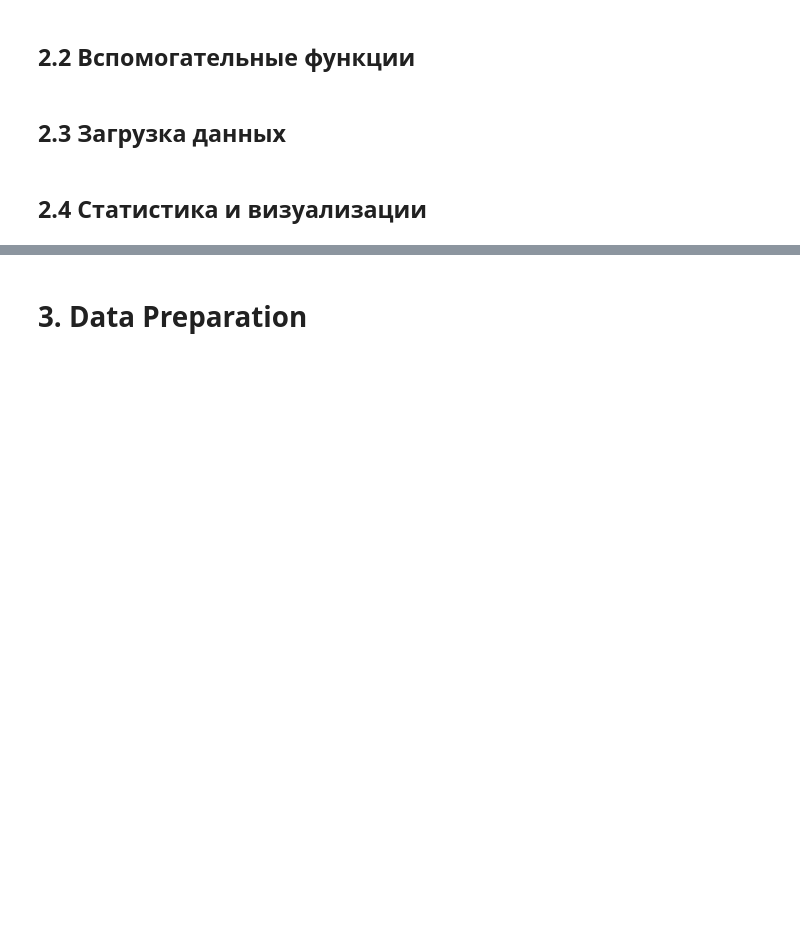
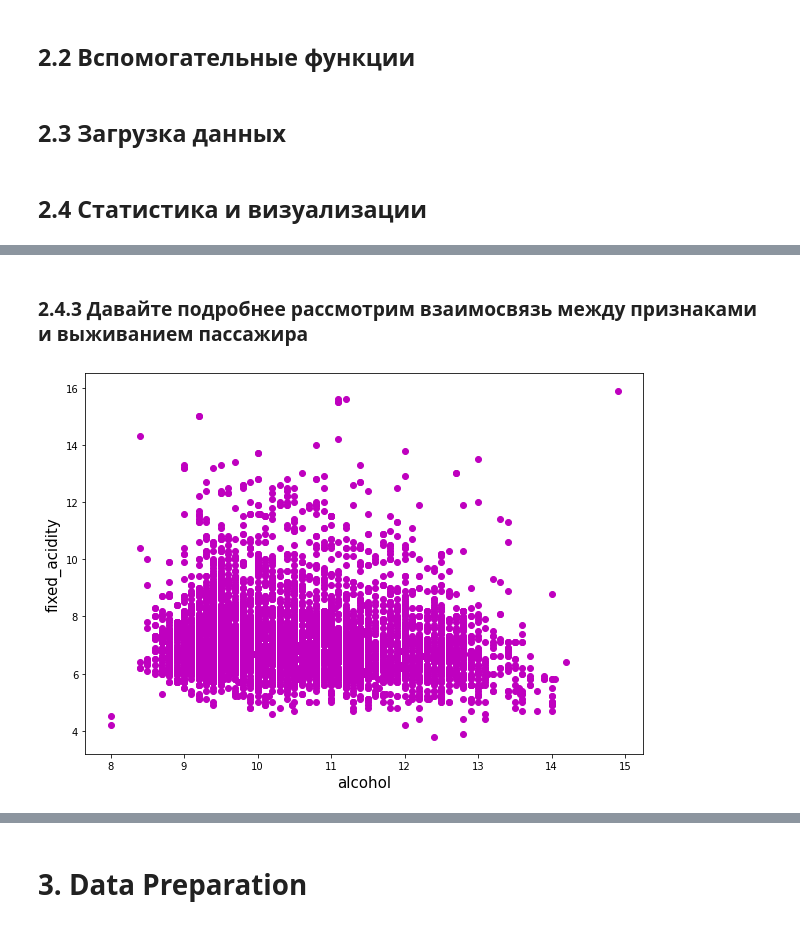
Before and after one commit to HeliosBI/AML_ZAK_HW2, a Jupyter notebook: crisp_wine.ipynb, the cells around one changed output, grey strips where cells are left out. Cells and saved outputs as stored; diff of their text form; code cells hidden in the pictures; blank space fills up the shorter version.

```diff
--- a/crisp_wine.ipynb
+++ b/crisp_wine.ipynb
@@ -27,0 +165,10 @@
+# %% [markdown]
+### 2.4.3 Давайте подробнее рассмотрим взаимосвязь между признаками и выживанием пассажира
+# %%
+plt.figure(figsize=(10,7))
+plt.scatter(x="alcohol",y="fixed acidity",data =df,marker= 'o',c="m")
+plt.xlabel("alcohol",fontsize=15)
+plt.ylabel("fixed_acidity",fontsize=15)
+plt.show()
+# %% [output]
+[figure, added]
```
Also changed, not shown: parts of 79 cells of this notebook.
